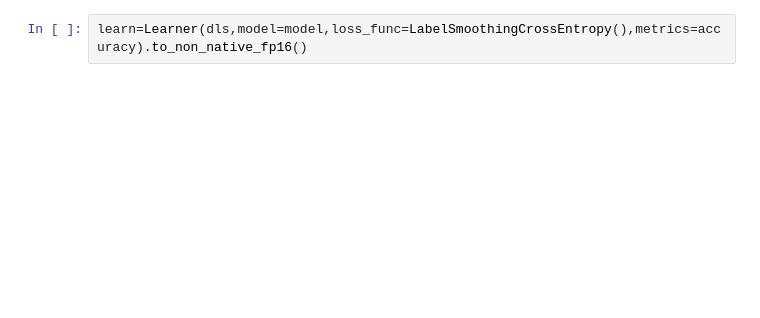
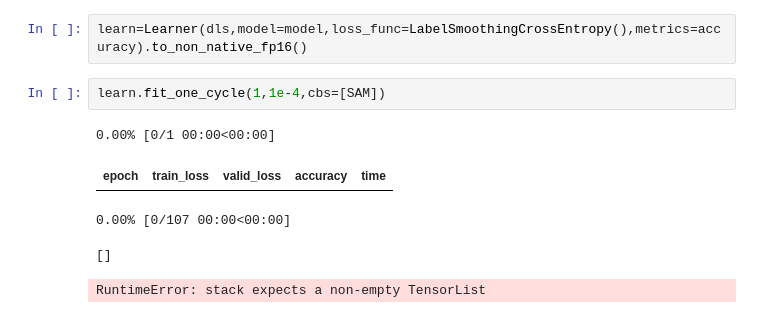
Before and after one commit to robeson1010/SMRIEFF3D, a Jupyter notebook: res10.ipynb, the cells around one changed output. Drawn from its saved outputs; the diff is of its cells as text; blank space fills up the shorter version.

```diff
--- a/res10.ipynb
+++ b/res10.ipynb
@@ -31,5 +61,13 @@ model=nn.Sequential(encoder,head)
 # %%
 learn=Learner(dls,model=model,loss_func=LabelSmoothingCrossEntropy(),metrics=accuracy).to_non_native_fp16()
+# %%
+learn.fit_one_cycle(1,1e-4,cbs=[SAM])
+# %% [output]
+0.00% [0/1 00:00<00:00]
+| epoch | train_loss | valid_loss | accuracy | time |
+0.00% [0/107 00:00<00:00]
+[]
+RuntimeError: stack expects a non-empty TensorList
 # %%
 learn.fit_one_cycle(200,1e-4,cbs=[CSVLogger(fname='medres10max.csv',append=False),SaveModelCallback(monitor='accuracy',fname='medres10max')])
 # %% [output]
```
Also changed, not shown: parts of 2 cells of this notebook, 15 other files.
